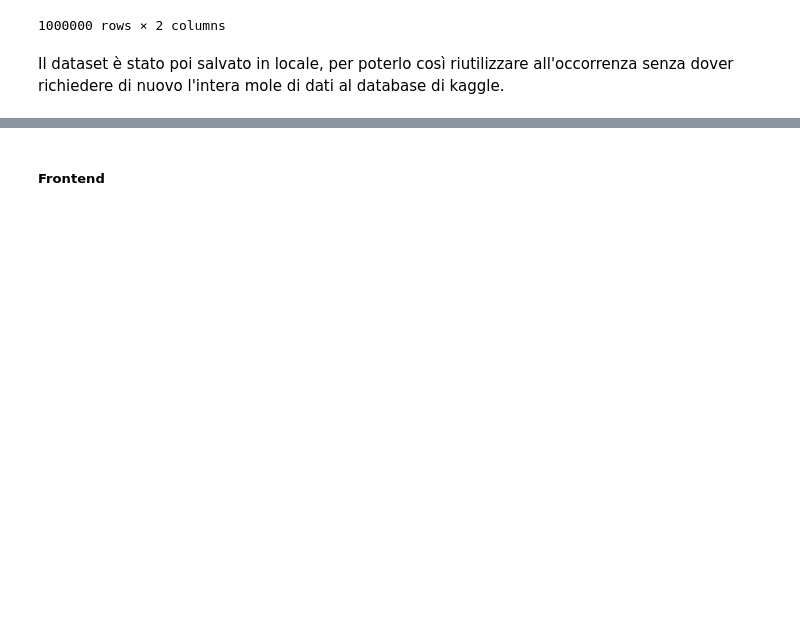
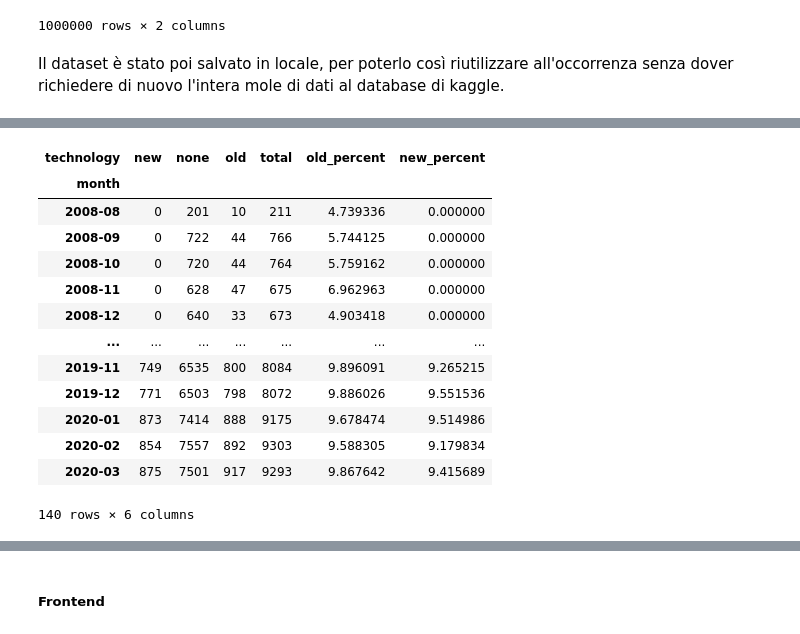
Before and after one commit to Chiyo-no-sake/ds_project, a Jupyter notebook: Relazione.ipynb, the cells around one changed output, grey strips where cells are left out. Drawn from its saved outputs; the diff is of its cells as text; code cells hidden in the pictures; blank space fills up the shorter version.

```diff
--- a/Relazione.ipynb
+++ b/Relazione.ipynb
@@ -591,0 +597,3 @@ all_question.to_csv('tags_dataframe.csv')
+# %%
+tags_df = pd.read_csv('tags_dataframe.csv')
+tags_df
@@ -591,0 +638,35 @@ all_question.to_csv('tags_dataframe.csv')
+# %%
+def strCont(string, x):
+    return string.find(x) != -1
+
+def tagToOldNew(x):
+    if(strCont(x, 'react') or strCont(x, 'angular') or strCont(x, 'vue')):
+        return 'new'
+    elif(strCont(x, 'html') or strCont(x, 'javascript')):
+        return 'old'
+    else:
+        return 'none'
+
+frontend_ovn = tags_df.copy()
+frontend_ovn['technology'] = frontend_ovn['technology'].map(tagToOldNew)
+
+tab_front_ovn = frontend_ovn.groupby(["month", "technology"]).size().unstack(fill_value=0)
+tab_front_ovn['total'] = tab_front_ovn['new']+tab_front_ovn['none']+tab_front_ovn['old']
+tab_front_ovn['old_percent'] = tab_front_ovn['old']/tab_front_ovn['total']*100
+tab_front_ovn['new_percent'] = tab_front_ovn['new']/tab_front_ovn['total']*100
+tab_front_ovn
+# %% [output]
+| technology | new | none | old | total | old_percent | new_percent |
+| month |  |  |  |  |  |  |
+| 2008-08 | 0 | 201 | 10 | 211 | 4.739336 | 0.000000 |
+| 2008-09 | 0 | 722 | 44 | 766 | 5.744125 | 0.000000 |
+| 2008-10 | 0 | 720 | 44 | 764 | 5.759162 | 0.000000 |
+| 2008-11 | 0 | 628 | 47 | 675 | 6.962963 | 0.000000 |
+| 2008-12 | 0 | 640 | 33 | 673 | 4.903418 | 0.000000 |
+| ... | ... | ... | ... | ... | ... | ... |
+| 2019-11 | 749 | 6535 | 800 | 8084 | 9.896091 | 9.265215 |
+| 2019-12 | 771 | 6503 | 798 | 8072 | 9.886026 | 9.551536 |
+| 2020-01 | 873 | 7414 | 888 | 9175 | 9.678474 | 9.514986 |
+| 2020-02 | 854 | 7557 | 892 | 9303 | 9.588305 | 9.179834 |
+| 2020-03 | 875 | 7501 | 917 | 9293 | 9.867642 | 9.415689 |
+140 rows × 6 columns
```
Also changed, not shown: parts of 14 cells of this notebook, 1 other file.
